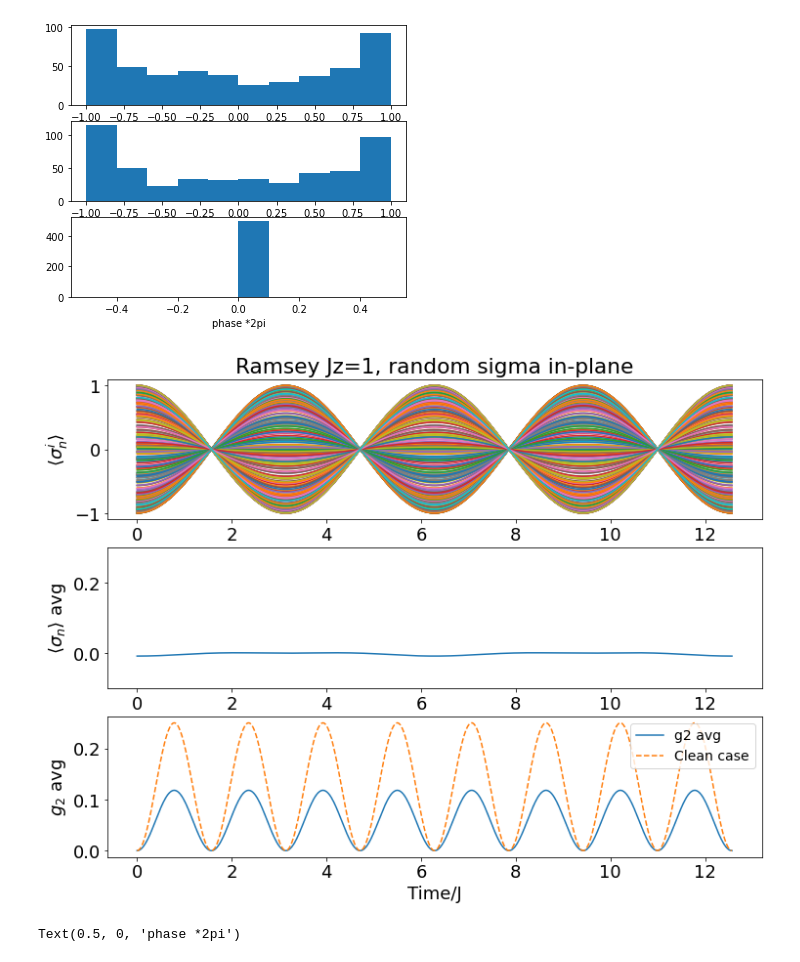
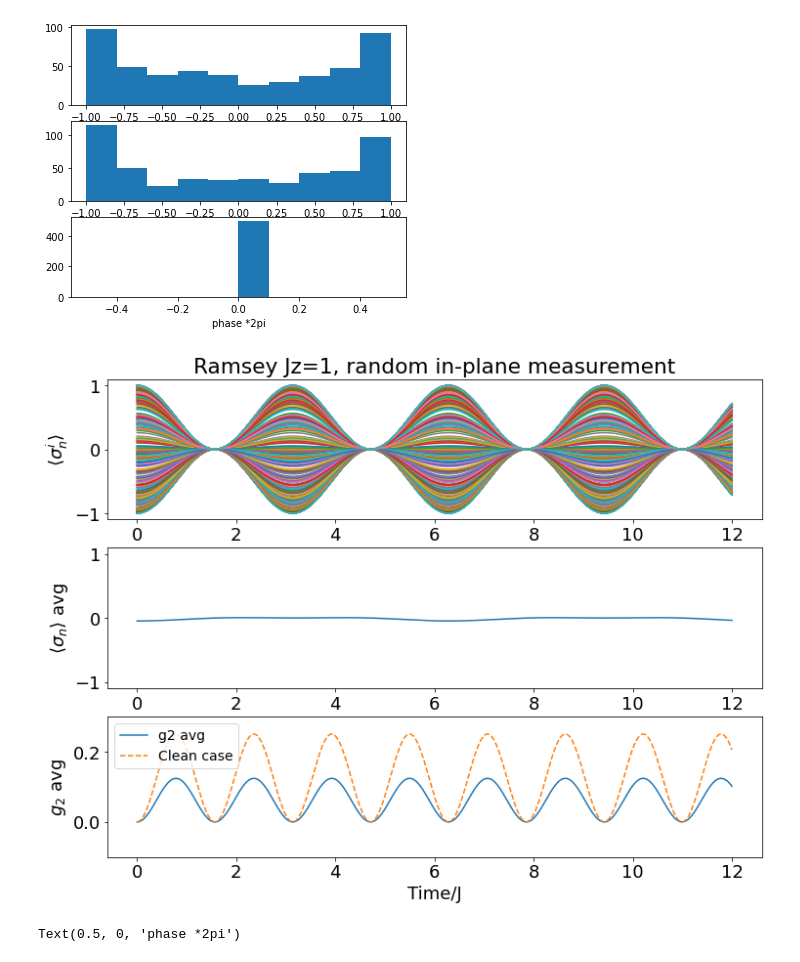
Before and after one commit to Blackercake/SpinCorrelation, a Jupyter notebook: Main.ipynb, the cells around one changed output. Drawn from its saved outputs; the diff is of its cells as text; code cells hidden in the pictures.

```diff
--- a/Main.ipynb
+++ b/Main.ipynb
@@ -364,7 +364,7 @@ for i in range(Nran):
 
     psi0 = tensor(psi_list)
 
-    tlist = np.linspace(0, 2*2*np.pi, 500)
+    tlist = np.linspace(0, 12, 500)
     #
     sn_expt[i],sn2_expt[i],sn3_expt[i] = integrate(N, Bx, Bz, Jx, Jy, Jz, psi0, tlist, gamma, solver, Measure_basis, g2_size)
     if (i+1)%50 == 0:
@@ -393,33 +393,33 @@ Text(0.5, 0, 'phase *2pi')
 # %%
 g2=[None]*Nran
 for i in range(Nran):
     ReEdge = 1
     g2[i] = np.real(np.array(sn3_expt[i][ReEdge:N-1-ReEdge]))-np.real(np.array(sn_expt[i][ReEdge:N-1-ReEdge]))*np.real(np.array(sn2_expt[i][1+ReEdge:N-ReEdge]))
 
 fig, (ax1,ax2,ax3) = plt.subplots(3,1,figsize=(12,9))
 
 # for n in range(N):
 #     ax1.plot(tlist, np.real(np.array(sn_expt).mean(axis=0))[n], label=n)
 
 for n in range(Nran):
-    ax1.plot(tlist, np.real(sn_expt[n][0]))
+    ax1.plot(tlist, np.real(sn_expt[n][1]))
 ax2.plot(tlist, np.real(np.array(sn_expt).mean(axis=0)).mean(axis=0))
 ax3.plot(tlist, np.real(np.array(g2).mean(axis=0)).mean(axis=0), label='g2 avg')
 ax3.plot(tlist,g2_real[0],'--', label='Clean case')
 
 ax3.legend(fontsize=14)
-ax1.set_title('Ramsey Jz=1, random sigma in-plane')
+ax1.set_title('Ramsey Jz=1, random in-plane measurement')
 ax3.set_xlabel('Time/J')
 ax1.set_ylabel(r'$\langle\sigma_n^i\rangle$')
 ax2.set_ylabel(r'$\langle\sigma_n\rangle$ avg')
 ax3.set_ylabel(r'$g_2$ avg')
 ax1.set_ylim([-1.1,1.1])
 ax2.set_ylim([-1.1,1.1])
-ax2.set_ylim([-0.1,0.3])
+ax3.set_ylim([-0.1,0.3])
 
-# fig.savefig('Outputs/'+'Ramsey Jz=1, random sigma in-plane.png', dpi=300)
+fig.savefig('Outputs/'+'Ramsey Jz=1, random in-plane measurement.png', dpi=300)
 # %% [output]
-[figure, old version]
+[figure, new version]
 # %%
 dom = 2*np.pi*np.random.rand(1000)
 cos = np.cos(dom)
```
Also changed, not shown: parts of 4 cells of this notebook, 5 other files.
